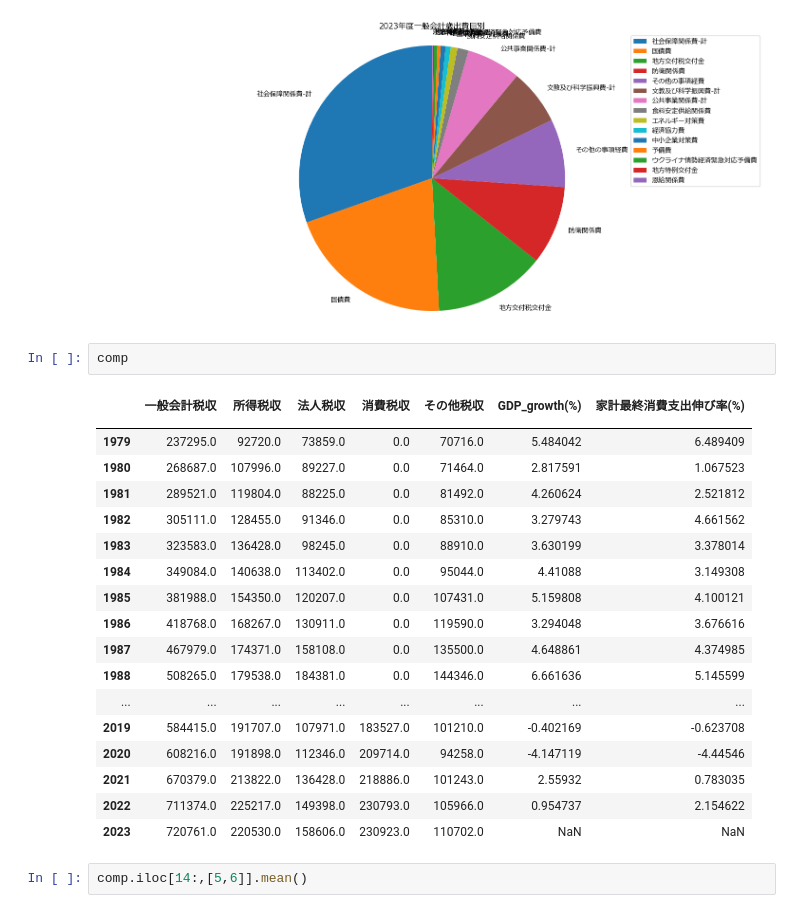
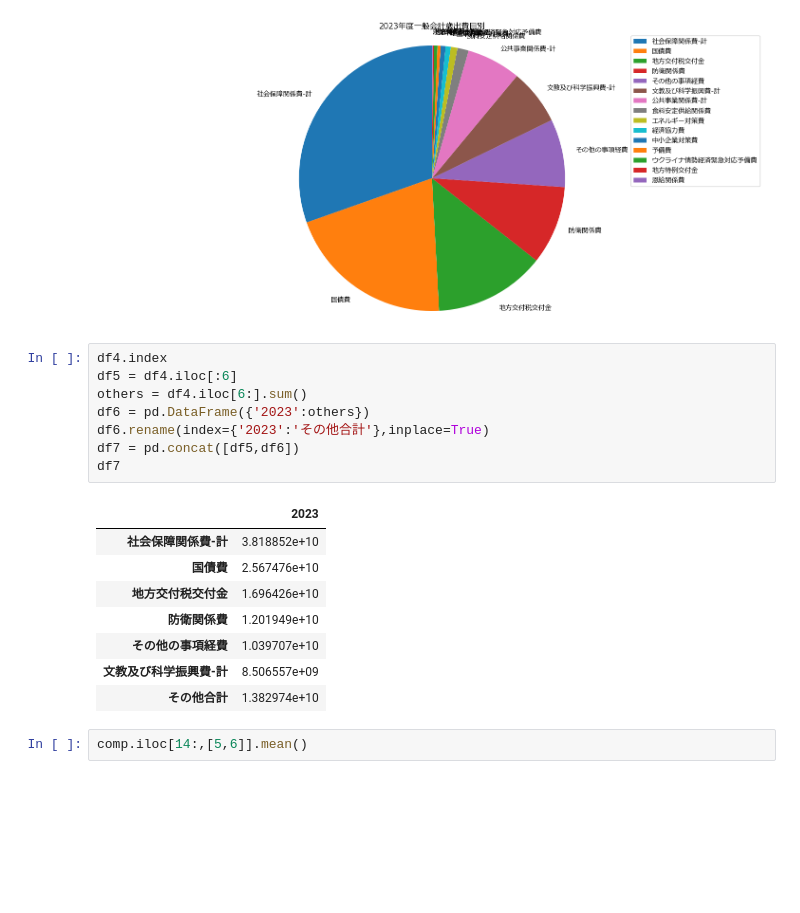
Before and after one commit to Pipikopimame/orbe_public2, a Jupyter notebook: 政府一般会計歳出.ipynb, the cells around one changed output. Saved outputs shown, nothing was run; the diff lists cells and outputs as text; blank space fills up the shorter version.

```diff
--- a/政府一般会計歳出.ipynb
+++ b/政府一般会計歳出.ipynb
@@ -290,26 +321,22 @@ plt.show()
 # %% [output]
 [figure]
 # %%
-comp
+df4.index
+df5 = df4.iloc[:6]
+others = df4.iloc[6:].sum()
+df6 = pd.DataFrame({'2023':others})
+df6.rename(index={'2023':'その他合計'},inplace=True)
+df7 = pd.concat([df5,df6])
+df7
 # %% [output]
-|  | 一般会計税収 | 所得税収 | 法人税収 | 消費税収 | その他税収 | GDP_growth(%) | 家計最終消費支出伸び率(%) |
-|  |  |  |  |  |  |  |  |
-| 1979 | 237295.0 | 92720.0 | 73859.0 | 0.0 | 70716.0 | 5.484042 | 6.489409 |
-| 1980 | 268687.0 | 107996.0 | 89227.0 | 0.0 | 71464.0 | 2.817591 | 1.067523 |
-| 1981 | 289521.0 | 119804.0 | 88225.0 | 0.0 | 81492.0 | 4.260624 | 2.521812 |
-| 1982 | 305111.0 | 128455.0 | 91346.0 | 0.0 | 85310.0 | 3.279743 | 4.661562 |
-| 1983 | 323583.0 | 136428.0 | 98245.0 | 0.0 | 88910.0 | 3.630199 | 3.378014 |
-| 1984 | 349084.0 | 140638.0 | 113402.0 | 0.0 | 95044.0 | 4.41088 | 3.149308 |
-| 1985 | 381988.0 | 154350.0 | 120207.0 | 0.0 | 107431.0 | 5.159808 | 4.100121 |
-| 1986 | 418768.0 | 168267.0 | 130911.0 | 0.0 | 119590.0 | 3.294048 | 3.676616 |
-| 1987 | 467979.0 | 174371.0 | 158108.0 | 0.0 | 135500.0 | 4.648861 | 4.374985 |
-| 1988 | 508265.0 | 179538.0 | 184381.0 | 0.0 | 144346.0 | 6.661636 | 5.145599 |
-| ... | ... | ... | ... | ... | ... | ... | ... |
-| 2019 | 584415.0 | 191707.0 | 107971.0 | 183527.0 | 101210.0 | -0.402169 | -0.623708 |
-| 2020 | 608216.0 | 191898.0 | 112346.0 | 209714.0 | 94258.0 | -4.147119 | -4.44546 |
-| 2021 | 670379.0 | 213822.0 | 136428.0 | 218886.0 | 101243.0 | 2.55932 | 0.783035 |
-| 2022 | 711374.0 | 225217.0 | 149398.0 | 230793.0 | 105966.0 | 0.954737 | 2.154622 |
-| 2023 | 720761.0 | 220530.0 | 158606.0 | 230923.0 | 110702.0 | NaN | NaN |
+|  | 2023 |
+| 社会保障関係費-計 | 3.818852e+10 |
+| 国債費 | 2.567476e+10 |
+| 地方交付税交付金 | 1.696426e+10 |
+| 防衛関係費 | 1.201949e+10 |
+| その他の事項経費 | 1.039707e+10 |
+| 文教及び科学振興費-計 | 8.506557e+09 |
+| その他合計 | 1.382974e+10 |
 # %%
 comp.iloc[14:,[5,6]].mean()
 # %% [output]
```
Also changed, not shown: parts of 4 cells of this notebook.
